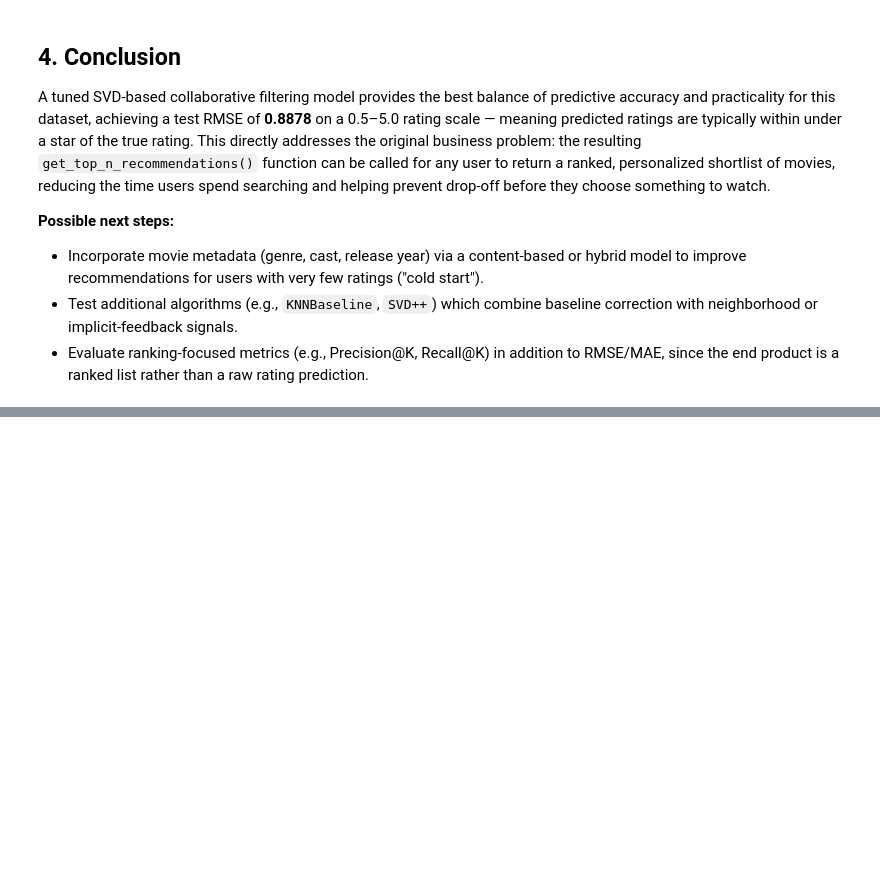
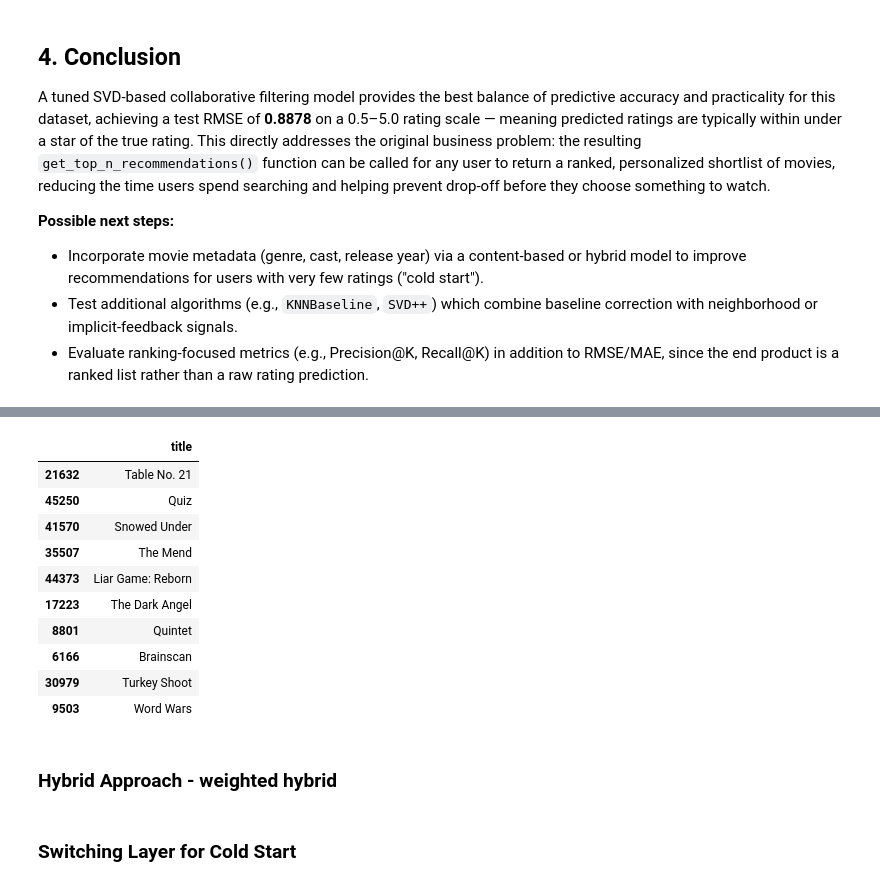
Before and after one commit to mwaikelvin2k-creator/Recommendation_systems_Group, a Jupyter notebook: movie_ratings_collaborative.ipynb, the cells around one changed output, grey strips where cells are left out. Drawn from its saved outputs; the diff is of its cells as text; code cells hidden in the pictures; blank space fills up the shorter version.

```diff
--- a/movie_ratings_collaborative.ipynb
+++ b/movie_ratings_collaborative.ipynb
@@ -382,0 +475,16 @@ A tuned SVD-based collaborative filtering model provides the best balance of pre
+# %%
+content_recommender("Jumanji")
+# %% [output]
+|  | title |
+| 21632 | Table No. 21 |
+| 45250 | Quiz |
+| 41570 | Snowed Under |
+| 35507 | The Mend |
+| 44373 | Liar Game: Reborn |
+| 17223 | The Dark Angel |
+| 8801 | Quintet |
+| 6166 | Brainscan |
+| 30979 | Turkey Shoot |
+| 9503 | Word Wars |
+# %% [markdown]
+### Hybrid Approach - weighted hybrid
@@ -382,0 +548,2 @@ A tuned SVD-based collaborative filtering model provides the best balance of pre
+# %% [markdown]
+### Switching Layer for Cold Start
```
Also changed, not shown: parts of 20 cells of this notebook, 3 other files.
